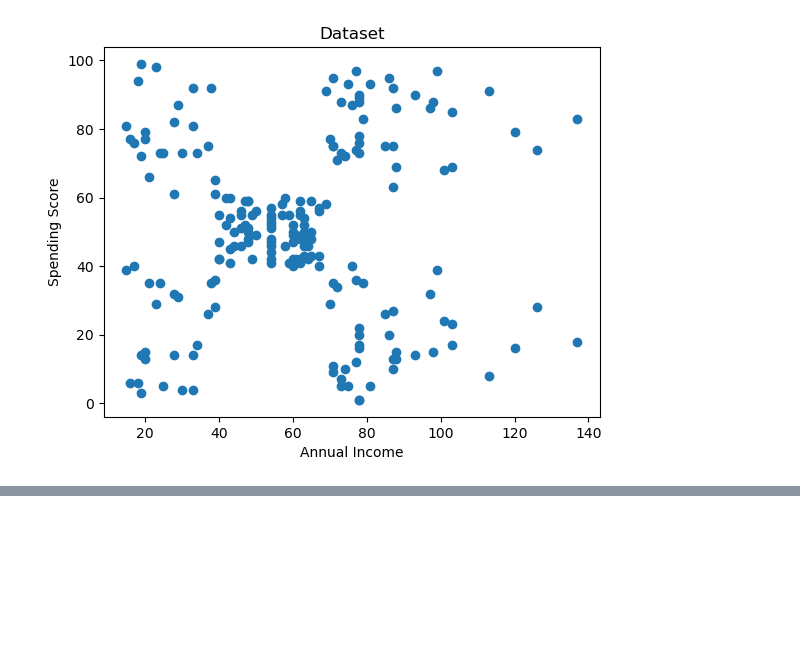
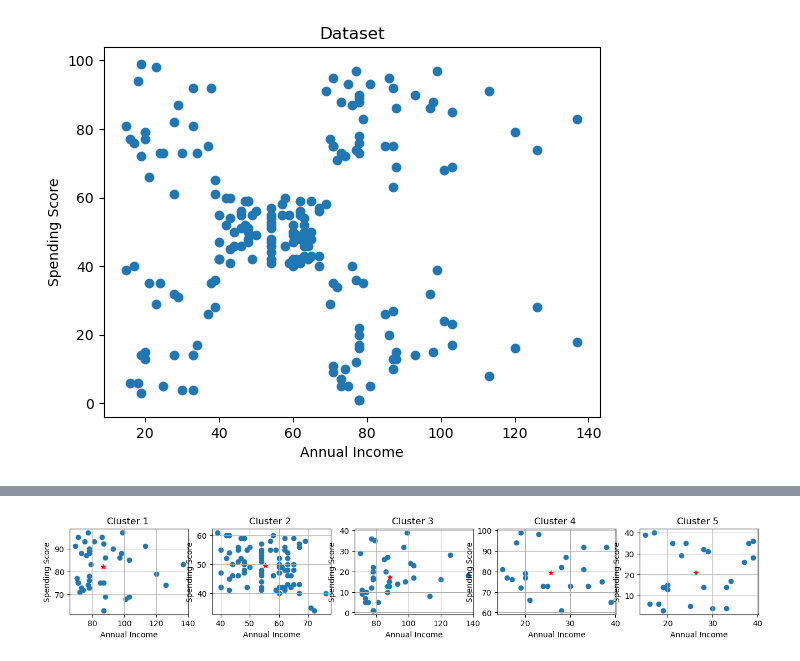
Before and after one commit to AndronicusLepcha/MachineLearning, a Jupyter notebook: K-means/Elbow_Point.ipynb, the cells around one changed output, grey strips where cells are left out. Saved outputs shown, nothing was run; the diff lists cells and outputs as text; code cells hidden in the pictures; blank space fills up the shorter version.

```diff
--- a/K-means/Elbow_Point.ipynb
+++ b/K-means/Elbow_Point.ipynb
@@ -44,0 +130,16 @@ plt.show()
+# %%
+
+# color=['#3c034d','#395389','#2f8289','#63cd67','#ffdf43']
+plt.figure(figsize=(16, 2))
+for i, center in enumerate(kmeans.cluster_centers_):
+    center = center[:2]
+    plt.subplot(1,5,i+1)
+    plt.scatter(x[kmeans.labels_ == i, 0], x[kmeans.labels_ == i, 1])
+    plt.scatter(center[0], center[1], marker='*', c='red')
+    plt.title(f'Cluster {i+1} ')
+    plt.xlabel("Annual Income")
+    plt.ylabel("Spending Score")
+    plt.grid(True)
+plt.show()
+# %% [output]
+[figure, added]
```
Also changed, not shown: parts of 5 cells of this notebook, 1 other file.
